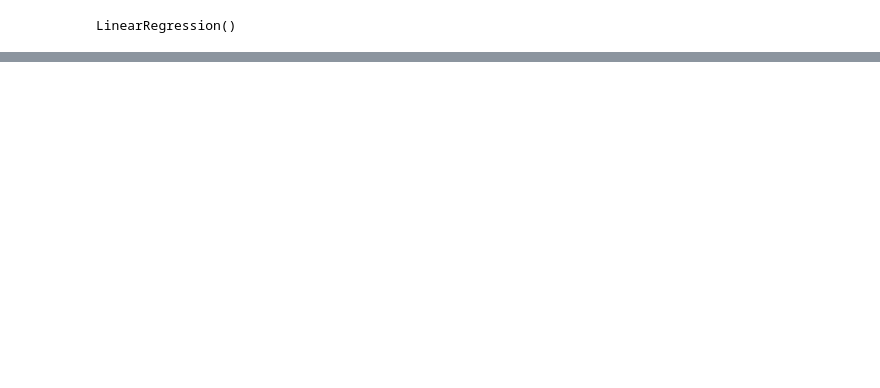
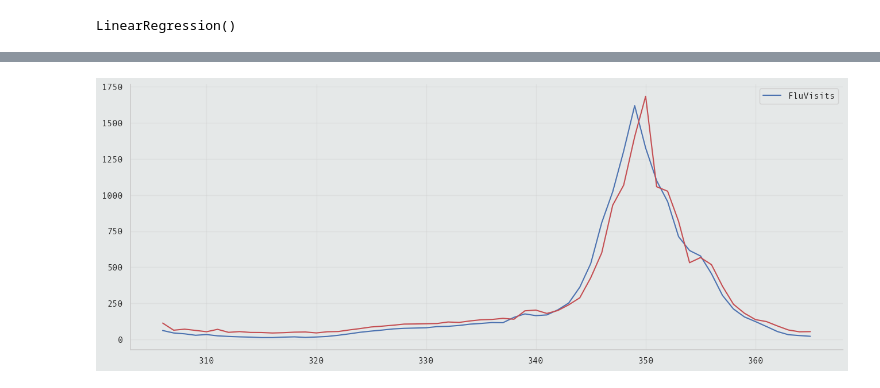
Before and after one commit to Volscente/TimeWarpForecast, a Jupyter notebook: notebooks/flu_trends/exploratory_data_analysis.ipynb, the cells around one changed output, grey strips where cells are left out. Saved outputs shown, nothing was run; the diff lists cells and outputs as text; code cells hidden in the pictures; blank space fills up the shorter version.

```diff
--- a/notebooks/flu_trends/exploratory_data_analysis.ipynb
+++ b/notebooks/flu_trends/exploratory_data_analysis.ipynb
@@ -290,0 +294,5 @@ _ = y_fore.plot(ax=ax, color='C3')
+# %%
+ax = y_test.plot()
+_ = y_fore.plot(ax=ax, color='C3')
+# %% [output]
+[figure, added]
```
Also changed, not shown: parts of 14 cells of this notebook, 1 other file.
